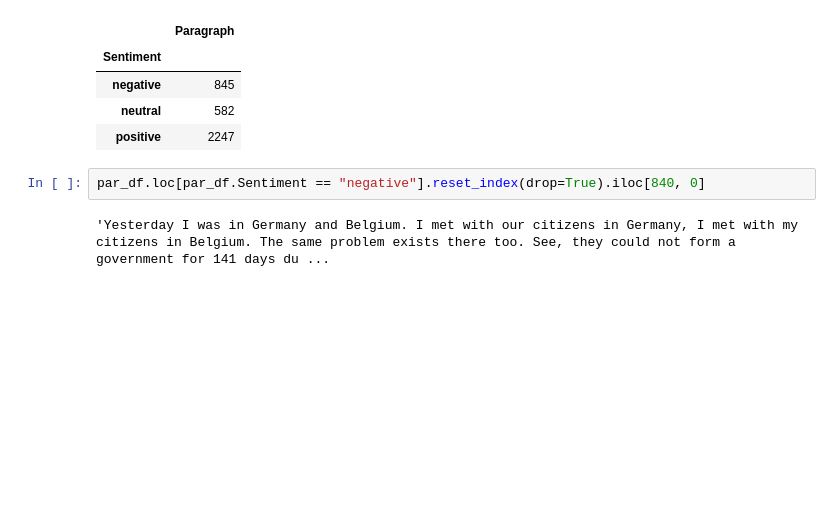
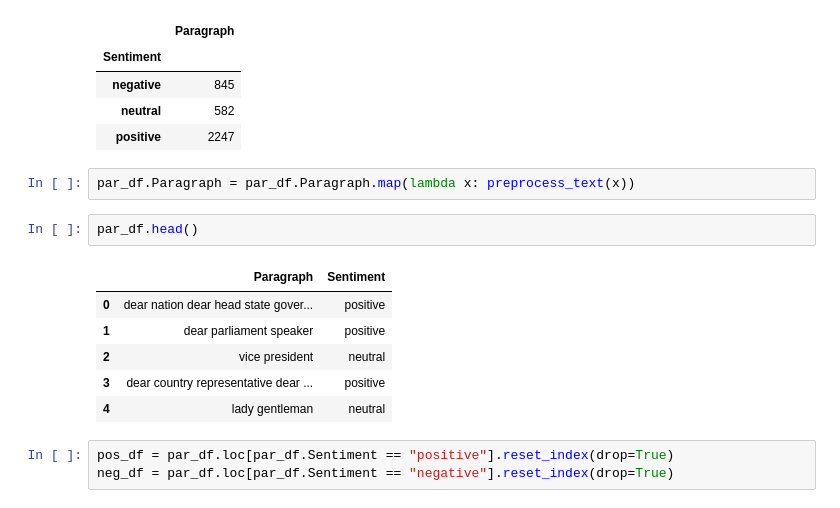
Before and after one commit to mrcljns/Text-Mining-Projects, a Jupyter notebook: Speeches_project/erdogan_speeches_notebook.ipynb, the cells around one changed output. Cells and saved outputs as stored; diff of their text form; blank space fills up the shorter version.

```diff
--- a/Speeches_project/erdogan_speeches_notebook.ipynb
+++ b/Speeches_project/erdogan_speeches_notebook.ipynb
@@ -350,7 +353,17 @@ par_df.groupby("Sentiment").count()
 | negative | 845 |
 | neutral | 582 |
 | positive | 2247 |
+# %%
+par_df.Paragraph = par_df.Paragraph.map(lambda x: preprocess_text(x))
+# %%
+par_df.head()
+# %% [output]
+|  | Paragraph | Sentiment |
+| 0 | dear nation dear head state gover... | positive |
+| 1 | dear parliament speaker | positive |
+| 2 | vice president | neutral |
+| 3 | dear country representative dear ... | positive |
+| 4 | lady gentleman | neutral |
 # %%
-par_df.loc[par_df.Sentiment == "negative"].reset_index(drop=True).iloc[840, 0]
+pos_df = par_df.loc[par_df.Sentiment == "positive"].reset_index(drop=True)
+neg_df = par_df.loc[par_df.Sentiment == "negative"].reset_index(drop=True)
-# %% [output]
-'Yesterday I was in Germany and Belgium. I met with our citizens in Germany, I met with my citizens in Belgium. The same problem exists there too. See, they could not form a government for 141 days du ...
```
Also changed, not shown: parts of 2 cells of this notebook.
